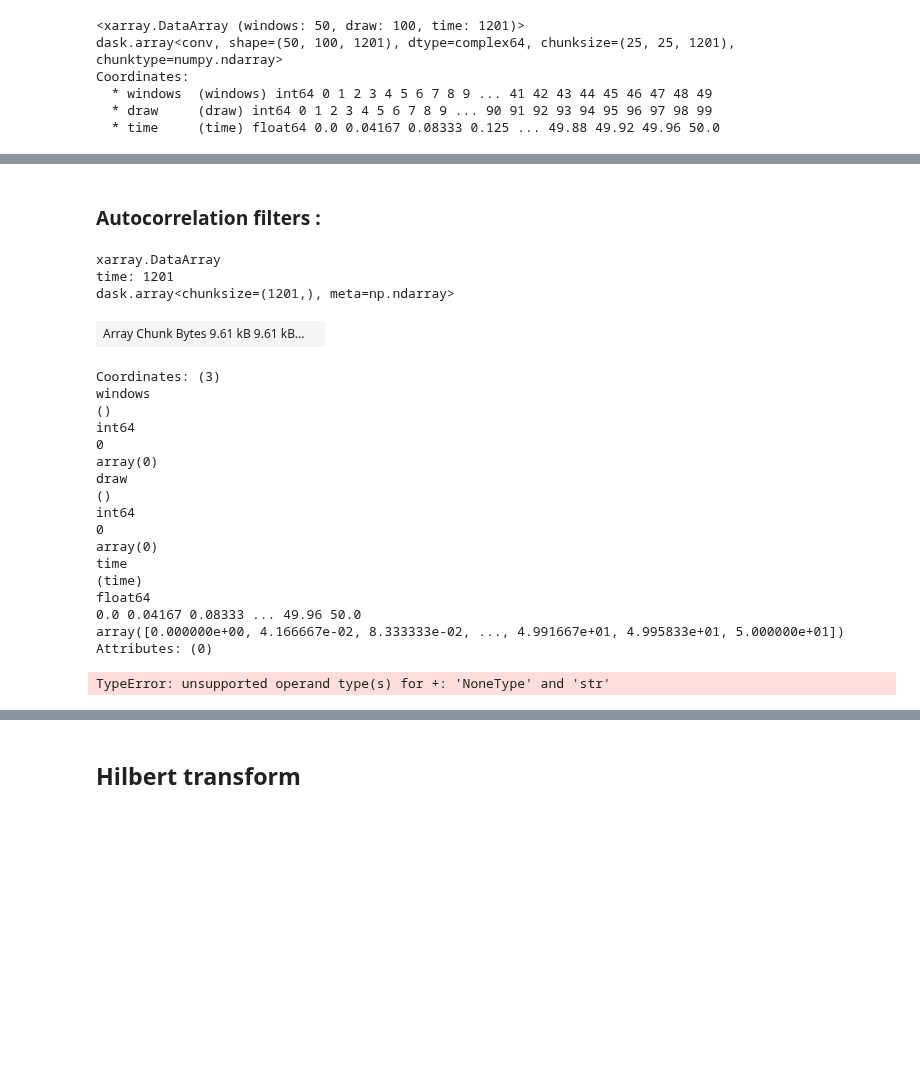
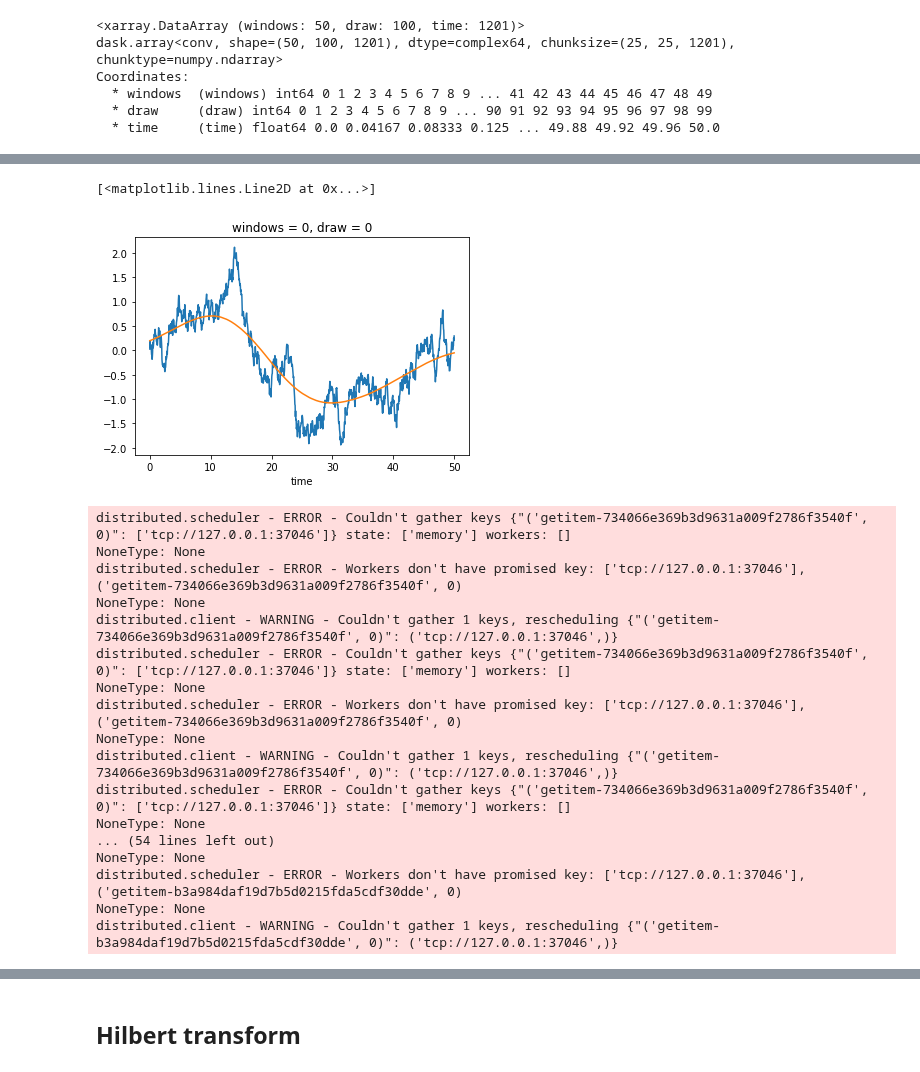
Before and after one commit to zcasparco/equinox_phd, a Jupyter notebook: synthetic_stats/synthetic_annexe.ipynb, the cells around one changed output, grey strips where cells are left out. Drawn from its saved outputs; the diff is of its cells as text; code cells hidden in the pictures; blank space fills up the shorter version.

```diff
--- a/synthetic_stats/synthetic_annexe.ipynb
+++ b/synthetic_stats/synthetic_annexe.ipynb
@@ -189,26 +171,26 @@ np.real(v_2.sel(draw=0,windows=0)).plot(ax=ax)
-# %% [markdown]
-### Autocorrelation filters :
-# %%
-lds
-# %% [output]
-xarray.DataArray
-time: 1201
-dask.array<chunksize=(1201,), meta=np.ndarray>
-| Array Chunk Bytes 9.61 kB 9.61 kB... |  |
-Coordinates: (3)
-windows
-()
-int64
-0
-array(0)
-draw
-()
-int64
-0
-array(0)
-time
-(time)
-float64
-0.0 0.04167 0.08333 ... 49.96 50.0
-array([0.000000e+00, 4.166667e-02, 8.333333e-02, ..., 4.991667e+01, 4.995833e+01, 5.000000e+01])
-Attributes: (0)
+# %%
+xbar.sel(time=it).sel(draw=0,windows=0).plot()
+v_low.sel(draw=0,windows=0).plot()
+# %% [output]
+[<matplotlib.lines.Line2D at 0x...>]
+[figure, added]
+# %%
+xxbar = ts.correlate(xbar.sel(time=it),xbar.sel(time=it),detrend=False).persist()
+# %% [output]
+distributed.scheduler - ERROR - Couldn't gather keys {"('getitem-734066e369b3d9631a009f2786f3540f', 0)": ['tcp://127.0.0.1:37046']} state: ['memory'] workers: []
+NoneType: None
+distributed.scheduler - ERROR - Workers don't have promised key: ['tcp://127.0.0.1:37046'], ('getitem-734066e369b3d9631a009f2786f3540f', 0)
+NoneType: None
+distributed.client - WARNING - Couldn't gather 1 keys, rescheduling {"('getitem-734066e369b3d9631a009f2786f3540f', 0)": ('tcp://127.0.0.1:37046',)}
+distributed.scheduler - ERROR - Couldn't gather keys {"('getitem-734066e369b3d9631a009f2786f3540f', 0)": ['tcp://127.0.0.1:37046']} state: ['memory'] workers: []
+NoneType: None
+distributed.scheduler - ERROR - Workers don't have promised key: ['tcp://127.0.0.1:37046'], ('getitem-734066e369b3d9631a009f2786f3540f', 0)
+NoneType: None
+distributed.client - WARNING - Couldn't gather 1 keys, rescheduling {"('getitem-734066e369b3d9631a009f2786f3540f', 0)": ('tcp://127.0.0.1:37046',)}
+distributed.scheduler - ERROR - Couldn't gather keys {"('getitem-734066e369b3d9631a009f2786f3540f', 0)": ['tcp://127.0.0.1:37046']} state: ['memory'] workers: []
+NoneType: None
+... (54 lines left out)
+NoneType: None
+distributed.scheduler - ERROR - Workers don't have promised key: ['tcp://127.0.0.1:37046'], ('getitem-b3a984daf19d7b5d0215fda5cdf30dde', 0)
+NoneType: None
+distributed.client - WARNING - Couldn't gather 1 keys, rescheduling {"('getitem-b3a984daf19d7b5d0215fda5cdf30dde', 0)": ('tcp://127.0.0.1:37046',)}
@@ -215,4 +199,2 @@ Attributes: (0)
 # %%
-xx_lds = ts.correlate(lds,lds,detrend=False)#.persist()
+vv_low = ts.correlate(v_low,v_low,detrend=False)
-# %% [output]
-TypeError: unsupported operand type(s) for +: 'NoneType' and 'str'
```
Also changed, not shown: parts of 11 cells of this notebook.
